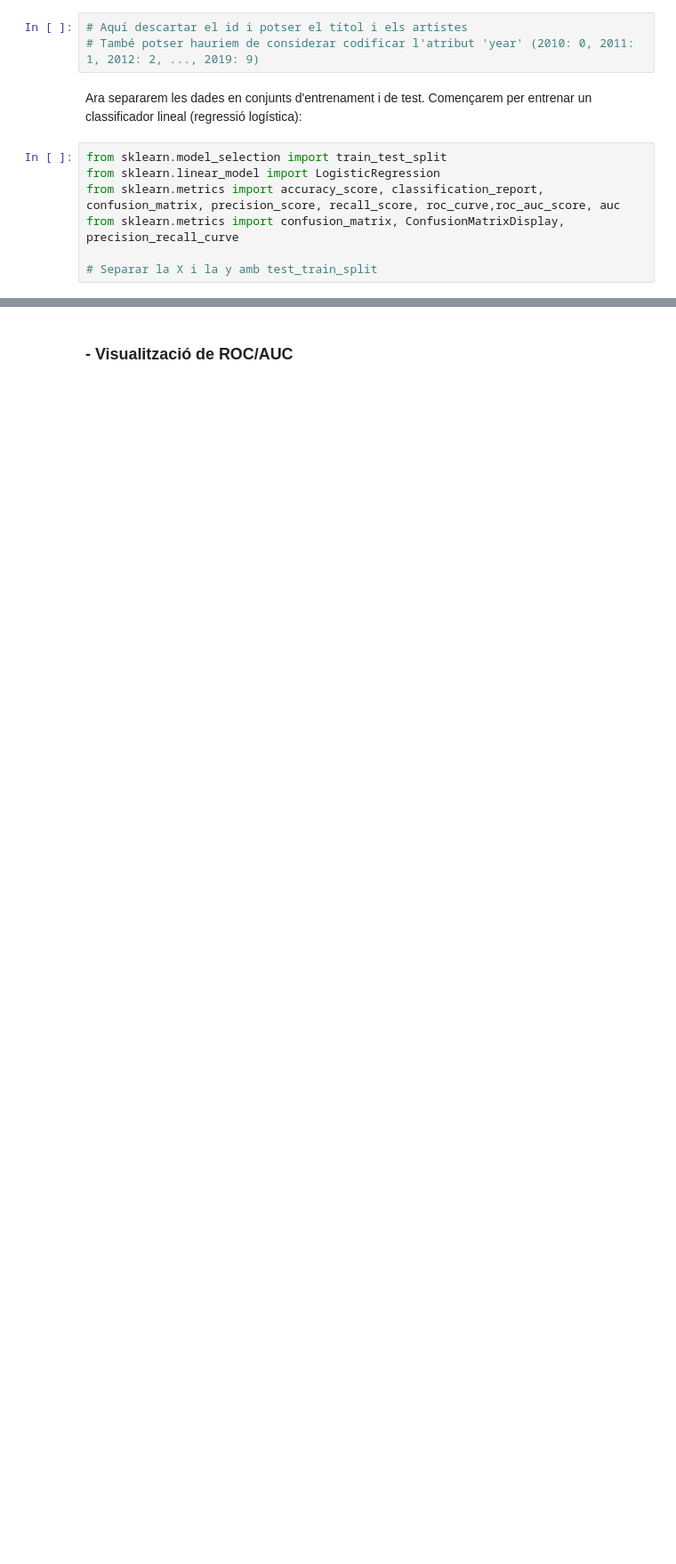
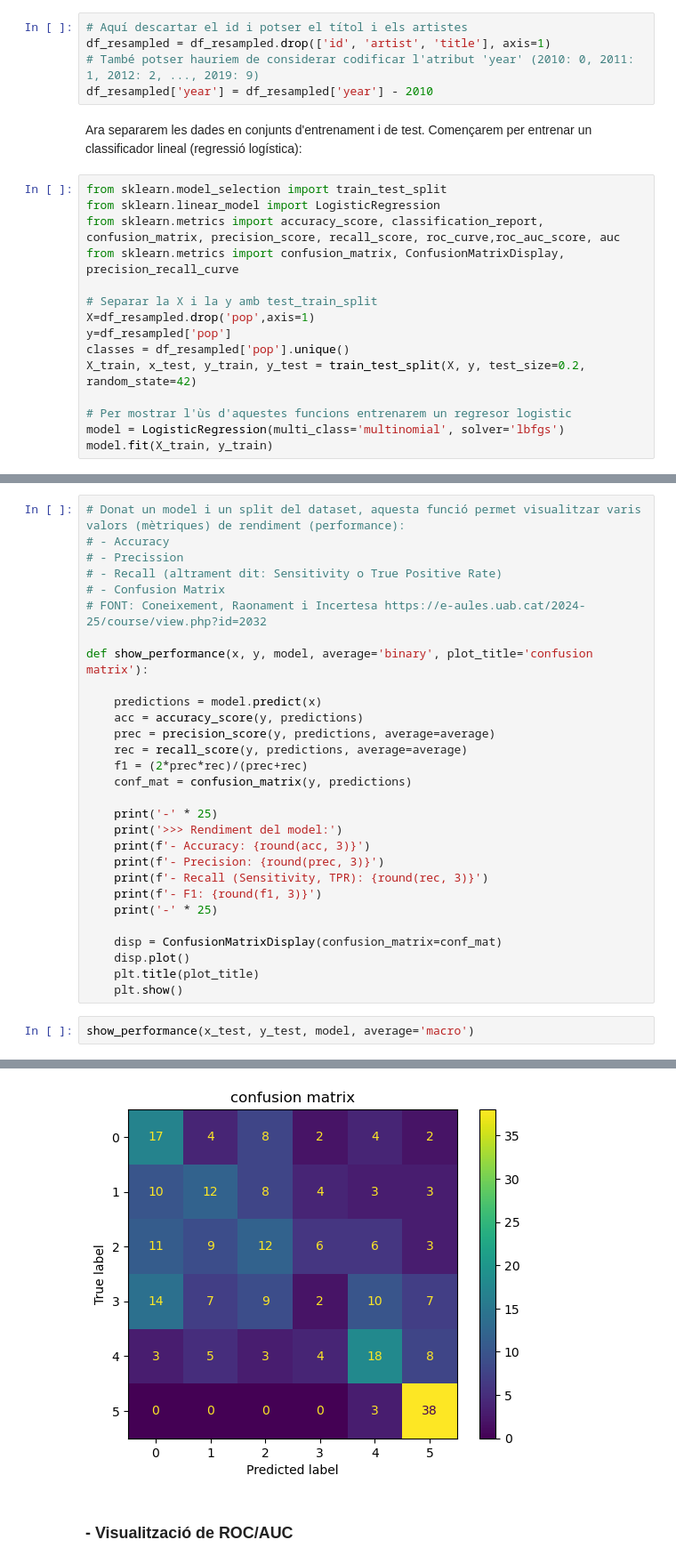
Before and after one commit to Erdrick2210/APC_Kaggle_Top_Spotify_songs-_from_2010-2019, a Jupyter notebook: Kaggle_Top_Spotify_songs_from_2010-2019.ipynb, the cells around one changed output, grey strips where cells are left out. Shown: that part at 89% size. Saved outputs shown, nothing was run; the diff lists cells and outputs as text; blank space fills up the shorter version.

Commit message:
Kaggle, ara amb mètriques, i corva ROC

```diff
--- a/Kaggle_Top_Spotify_songs_from_2010-2019.ipynb
+++ b/Kaggle_Top_Spotify_songs_from_2010-2019.ipynb
@@ -601,7 +601,9 @@ Ara ja tenim les dades balancejades.
 Abans de res descartem els atributs que no volem considerar pel nostre model.
 # %%
 # Aquí descartar el id i potser el títol i els artistes
+df_resampled = df_resampled.drop(['id', 'artist', 'title'], axis=1)
 # També potser hauriem de considerar codificar l'atribut 'year' (2010: 0, 2011: 1, 2012: 2, ..., 2019: 9)
+df_resampled['year'] = df_resampled['year'] - 2010
 # %% [markdown]
 Ara separarem les dades en conjunts d'entrenament i de test. Començarem per entrenar un classificador lineal (regressió logística):
 # %%
@@ -611,3 +613,11 @@ from sklearn.metrics import accuracy_score, classification_report, confusion_mat
 from sklearn.metrics import confusion_matrix, ConfusionMatrixDisplay, precision_recall_curve
 
 # Separar la X i la y amb test_train_split
+X=df_resampled.drop('pop',axis=1)
+y=df_resampled['pop']
+classes = df_resampled['pop'].unique()
+X_train, x_test, y_train, y_test = train_test_split(X, y, test_size=0.2, random_state=42)
+
+# Per mostrar l'ùs d'aquestes funcions entrenarem un regresor logistic
+model = LogisticRegression(multi_class='multinomial', solver='lbfgs')
+model.fit(X_train, y_train)
@@ -613,0 +635,32 @@ from sklearn.metrics import confusion_matrix, ConfusionMatrixDisplay, precision_
+# %%
+# Donat un model i un split del dataset, aquesta funció permet visualitzar varis valors (mètriques) de rendiment (performance):
+# - Accuracy
+# - Precission
+# - Recall (altrament dit: Sensitivity o True Positive Rate)
+# - Confusion Matrix
+# FONT: Coneixement, Raonament i Incertesa https://e-aules.uab.cat/2024-25/course/view.php?id=2032
+
+def show_performance(x, y, model, average='binary', plot_title='confusion matrix'):
+
+    predictions = model.predict(x)
+    acc = accuracy_score(y, predictions)
+    prec = precision_score(y, predictions, average=average)
+    rec = recall_score(y, predictions, average=average)
+    f1 = (2*prec*rec)/(prec+rec)
+    conf_mat = confusion_matrix(y, predictions)
+
+    print('-' * 25)
+    print('>>> Rendiment del model:')
+    print(f'- Accuracy: {round(acc, 3)}')
+    print(f'- Precision: {round(prec, 3)}')
+    print(f'- Recall (Sensitivity, TPR): {round(rec, 3)}')
+    print(f'- F1: {round(f1, 3)}')
+    print('-' * 25)
+
+    disp = ConfusionMatrixDisplay(confusion_matrix=conf_mat)
+    disp.plot()
+    plt.title(plot_title)
+    plt.show()
+# %%
+show_performance(x_test, y_test, model, average='macro')
+# %% [output]
@@ -614,2 +674,3 @@ from sklearn.metrics import confusion_matrix, ConfusionMatrixDisplay, precision_
+[figure, added]
 # %% [markdown]
 ### - Visualització de ROC/AUC
```
Also changed, not shown: parts of 6 cells of this notebook.
